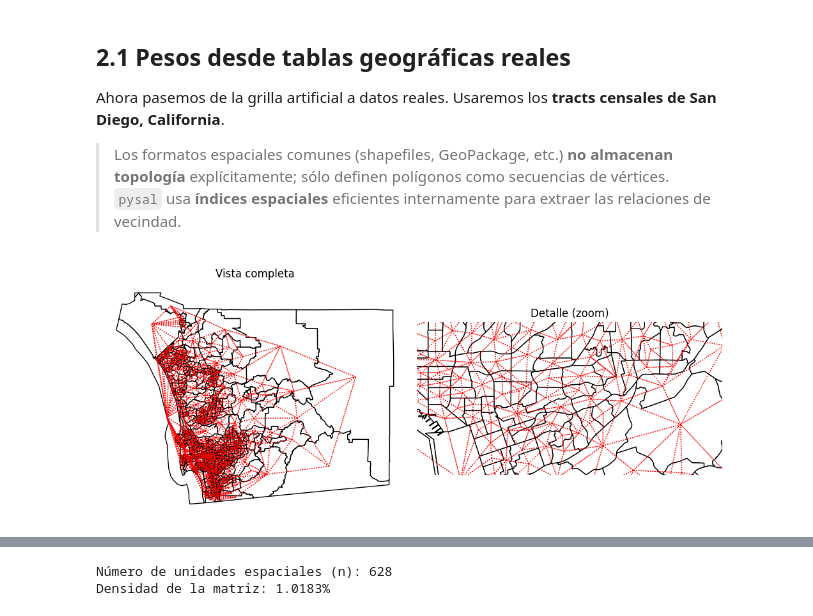
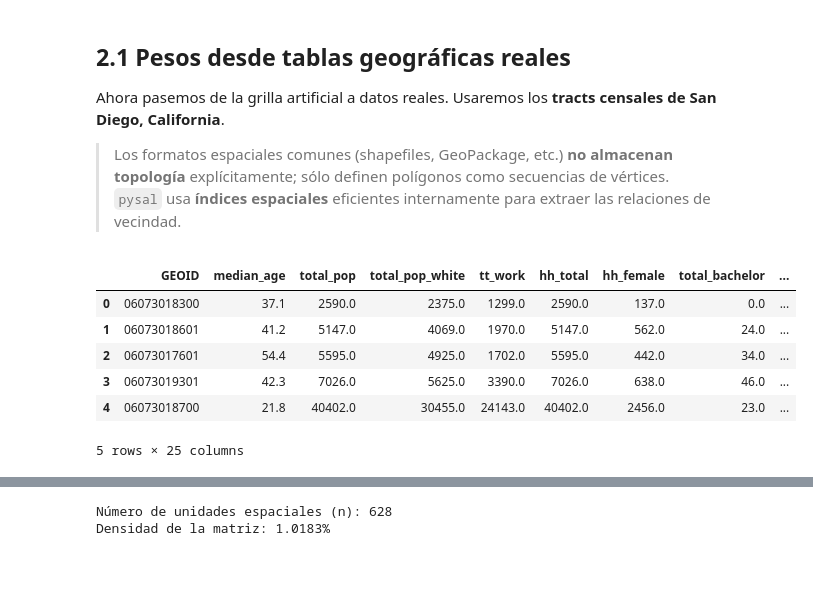
Before and after one commit to daniopitz/geodata, a Jupyter notebook: 02_pesos_espaciales.ipynb, the cells around one changed output, grey strips where cells are left out. Saved outputs shown, nothing was run; the diff lists cells and outputs as text; code cells hidden in the pictures; blank space fills up the shorter version.

```diff
--- a/02_pesos_espaciales.ipynb
+++ b/02_pesos_espaciales.ipynb
@@ -261,27 +266,15 @@ Ahora pasemos de la grilla artificial a datos reales. Usaremos los **tracts cens
 # %%
 # Leer datos de tracts de San Diego
 san_diego_tracts = geopandas.read_file("datos/external/sandiego/sandiego_tracts.gpkg"
 )
 
-# Construir pesos Queen
-w_queen = weights.contiguity.Queen.from_dataframe(san_diego_tracts)
 
-# Visualizar: vista general y detalle
-f, axs = plt.subplots(1, 2, figsize=(10, 5))
-for i in range(2):
-    san_diego_tracts.plot(edgecolor="k", facecolor="w", ax=axs[i])
-    w_queen.plot(
-        san_diego_tracts,
-        ax=axs[i],
-        edge_kws=dict(color="r", linestyle=":", linewidth=1),
-        node_kws=dict(marker=""),
-    )
-    axs[i].set_axis_off()
-
-axs[0].set_title("Vista completa")
-axs[1].set_title("Detalle (zoom)")
-axs[1].axis([-13040000, -13020000, 3850000, 3860000])
-plt.tight_layout()
-plt.show()
+san_diego_tracts.head()
 # %% [output]
-[figure, removed]
+|  | GEOID | median_age | total_pop | total_pop_white | tt_work | hh_total | hh_female | total_bachelor | ... |
+| 0 | 06073018300 | 37.1 | 2590.0 | 2375.0 | 1299.0 | 2590.0 | 137.0 | 0.0 | ... |
+| 1 | 06073018601 | 41.2 | 5147.0 | 4069.0 | 1970.0 | 5147.0 | 562.0 | 24.0 | ... |
+| 2 | 06073017601 | 54.4 | 5595.0 | 4925.0 | 1702.0 | 5595.0 | 442.0 | 34.0 | ... |
+| 3 | 06073019301 | 42.3 | 7026.0 | 5625.0 | 3390.0 | 7026.0 | 638.0 | 46.0 | ... |
+| 4 | 06073018700 | 21.8 | 40402.0 | 30455.0 | 24143.0 | 40402.0 | 2456.0 | 23.0 | ... |
+5 rows × 25 columns
```
Also changed, not shown: parts of 4 cells of this notebook.
